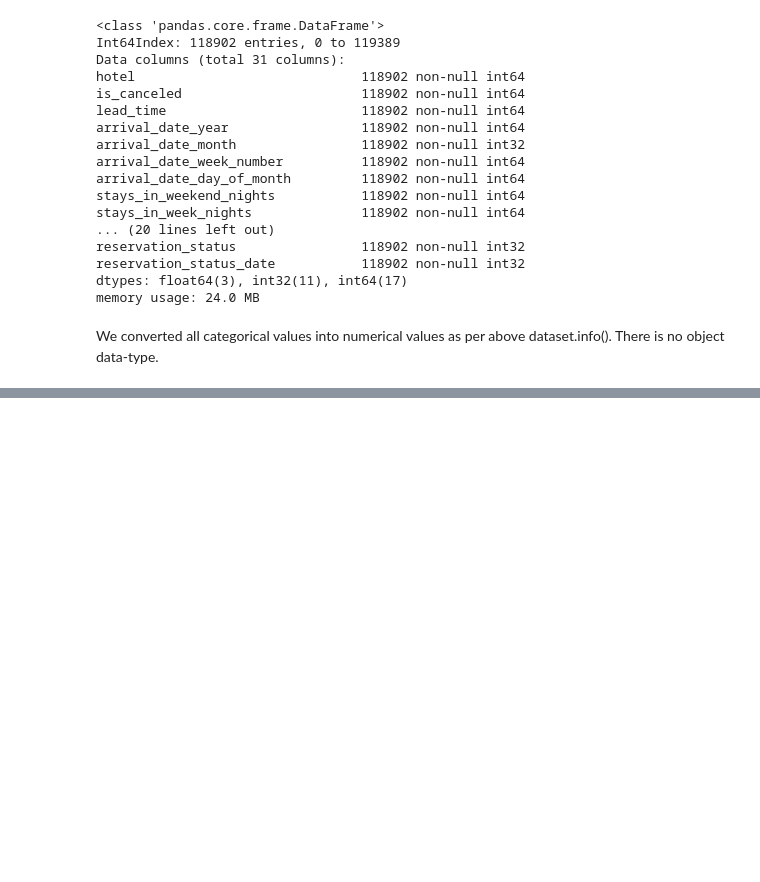
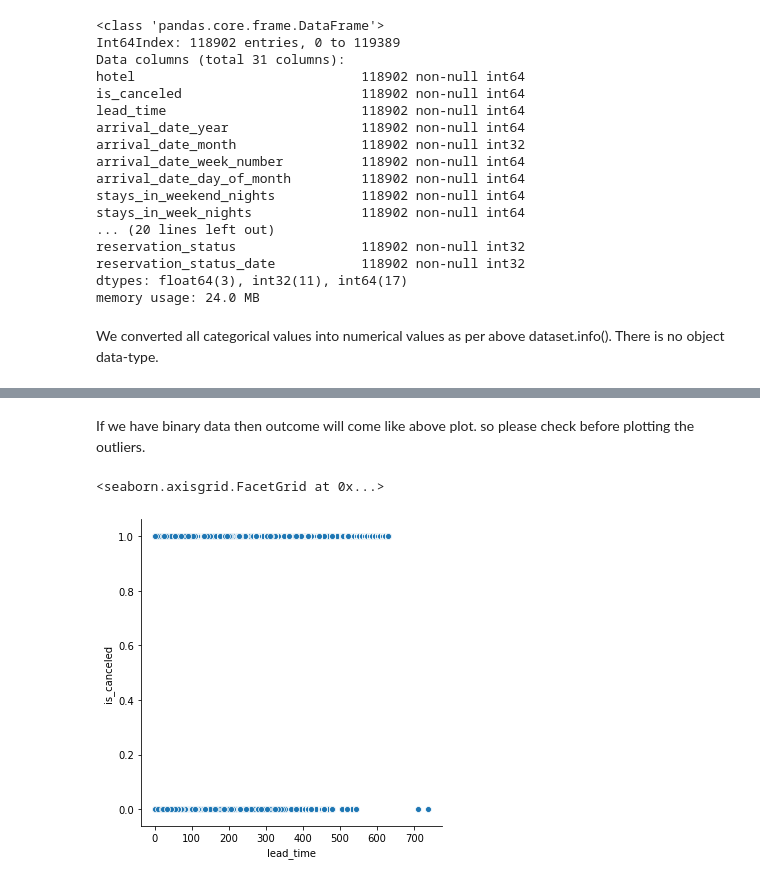
Before and after one commit to arunkumar2525/EDA-with-Hotel-Booking-Demand-Classifier-and-Deep-learning-models, a Jupyter notebook: EDA With Hotel Booking Demand Classifier and Deep Learning models.ipynb, the cells around one changed output, grey strips where cells are left out. Drawn from its saved outputs; the diff is of its cells as text; code cells hidden in the pictures; blank space fills up the shorter version.

```diff
--- a/EDA With Hotel Booking Demand Classifier and Deep Learning models.ipynb
+++ b/EDA With Hotel Booking Demand Classifier and Deep Learning models.ipynb
@@ -946,0 +978,7 @@ We converted all categorical values into numerical values as per above dataset.i
+# %% [markdown]
+If we have binary data then outcome will come like above plot. so please check before plotting the outliers.
+# %%
+sb.relplot(x='lead_time',y='is_canceled',data=dataset1)
+# %% [output]
+<seaborn.axisgrid.FacetGrid at 0x...>
+[figure, added]
```
Also changed, not shown: parts of 37 cells of this notebook.
